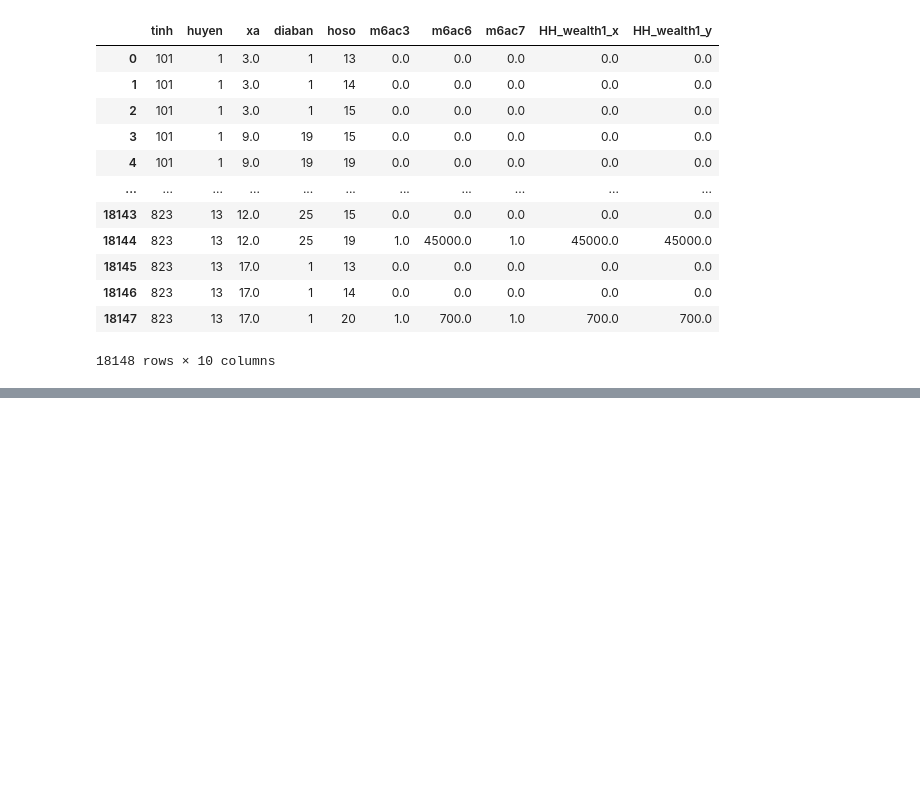
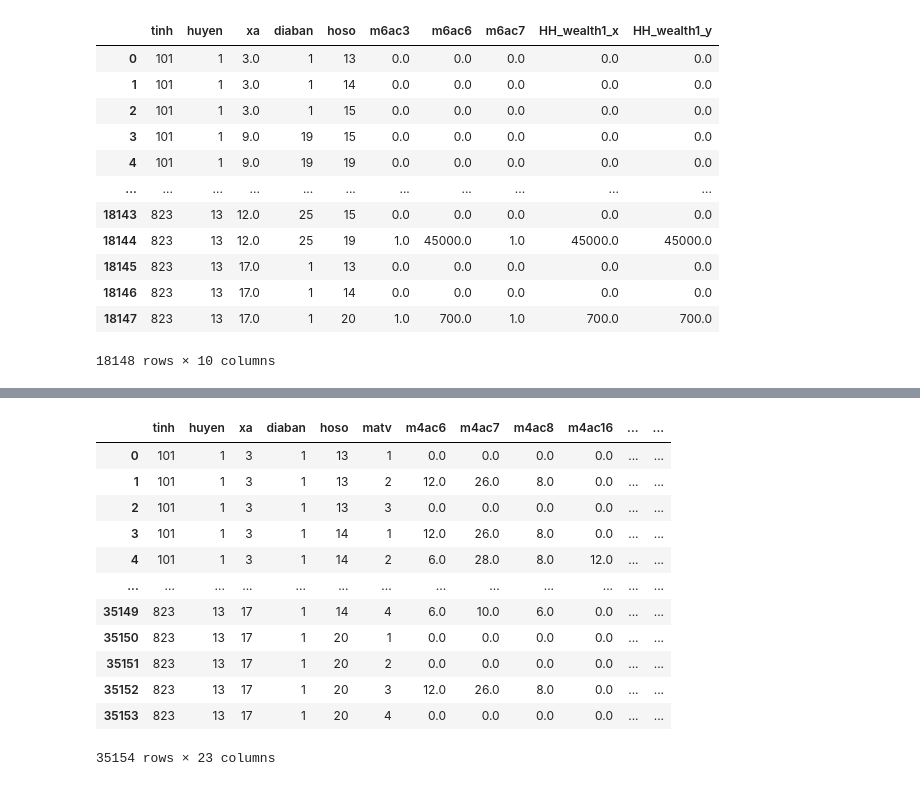
Before and after one commit to Thuan509/Dynamic-Macroeconomics, a Jupyter notebook: PS2_Code/Household Model/data_process.ipynb, the cells around one changed output, grey strips where cells are left out. Cells and saved outputs as stored; diff of their text form; code cells hidden in the pictures; blank space fills up the shorter version.

```diff
--- a/PS2_Code/Household Model/data_process.ipynb
+++ b/PS2_Code/Household Model/data_process.ipynb
@@ -83,10 +100,12 @@ df = muc123a[columns123a].copy()
 muc4a = pd.read_csv(os.path.join(data_path, 'muc4a.csv'))
 
 # Define the required columns (household identifiers + selected variables)
+# m4ac7: average days work per month, m4ac8: average hours work per day
 # m4ac11: cash received from main job, m4ac12f: other salary
 # m4ac21: cash received from secondary job, m4ac22f: other salary 1, m4ac25: other salary 2
-columns4a = ['tinh', 'huyen', 'xa', 'diaban', 'hoso', 'matv',
-             'm4ac11', 'm4ac12f', 'm4ac21', 'm4ac22f', 'm4ac25']
+# m4ac27: average hours per day for secondary job
+columns4a = ['tinh', 'huyen', 'xa', 'diaban', 'hoso', 'matv', 'm4ac6', 'm4ac7', 'm4ac8',
+           'm4ac16', 'm4ac17', 'm4ac18', 'm4ac11', 'm4ac12f', 'm4ac21', 'm4ac22f', 'm4ac25']
 
 # Filter the dataset to keep only the selected columns
 muc4a = muc4a[columns4a]
@@ -597,0 +637,65 @@ df
+# %%
+# Define relevant columns
+columns = ['tinh', 'huyen', 'xa', 'diaban', 'hoso', 'matv', 'm4ac6', 'm4ac7', 'm4ac8',
+           'm4ac16', 'm4ac17', 'm4ac18', 'm4ac11', 'm4ac12f', 'm4ac21', 'm4ac22f', 'm4ac25']
+
+# Ensure all specified columns exist in muc4a before selection
+columns = [col for col in columns if col in muc4a.columns]
+
+# Select only available columns
+muc4a2 = muc4a[columns].copy()
+
+# List of columns for income calculation (ensure they exist)
+income_cols = [col for col in ['m4ac11', 'm4ac12f', 'm4ac21', 'm4ac22f', 'm4ac25'] if col in muc4a2.columns]
+
+# Create a new column summing individual income (handle missing columns)
+muc4a2['indi_income'] = muc4a2[income_cols].sum(axis=1)
+
+# Group by household ID to calculate total household income
+hh_income = muc4a2.groupby(['tinh', 'huyen', 'xa', 'diaban', 'hoso'])['indi_income'].sum().reset_index()
+
+# Rename column before merging
+hh_income.rename(columns={'indi_income': 'hh_income'}, inplace=True)
+
+# Merge household income back into the individual-level dataset
+muc4a2 = muc4a2.merge(hh_income, on=['tinh', 'huyen', 'xa', 'diaban', 'hoso'], how='left')
+
+# Ensure relevant columns exist before performing calculations
+work_cols = ['m4ac6', 'm4ac7', 'm4ac8', 'm4ac16', 'm4ac17', 'm4ac18']
+work_cols = [col for col in work_cols if col in muc4a2.columns]
+
+# Fill NaN values with 0 to avoid multiplication errors
+muc4a2[work_cols] = muc4a2[work_cols].fillna(0)
+
+# Calculate individual working hours for first and secondary jobs
+muc4a2['total_hours_first'] = muc4a2['m4ac6'] * muc4a2['m4ac7'] * muc4a2['m4ac8']
+muc4a2['total_hours_second'] = muc4a2['m4ac16'] * muc4a2['m4ac17'] * muc4a2['m4ac18']
+
+# Calculate total individual working hours
+muc4a2['indi_work_hours'] = muc4a2['total_hours_first'] + muc4a2['total_hours_second']
+
+# Group by household to sum working hours per household
+hh_work_hours = muc4a2.groupby(['tinh', 'huyen', 'xa', 'diaban', 'hoso'])['indi_work_hours'].sum().reset_index()
+
+# Merge total household working hours back into the dataset
+muc4a2 = muc4a2.merge(hh_work_hours, on=['tinh', 'huyen', 'xa', 'diaban', 'hoso'], how='left')
+
+# Fill NaN values with 0 (in case some households have no working members)
+muc4a2.fillna(0, inplace=True)
+
+# Display the updated dataset
+muc4a2
+# %% [output]
+|  | tinh | huyen | xa | diaban | hoso | matv | m4ac6 | m4ac7 | m4ac8 | m4ac16 | ... | ... |
+| 0 | 101 | 1 | 3 | 1 | 13 | 1 | 0.0 | 0.0 | 0.0 | 0.0 | ... | ... |
+| 1 | 101 | 1 | 3 | 1 | 13 | 2 | 12.0 | 26.0 | 8.0 | 0.0 | ... | ... |
+| 2 | 101 | 1 | 3 | 1 | 13 | 3 | 0.0 | 0.0 | 0.0 | 0.0 | ... | ... |
+| 3 | 101 | 1 | 3 | 1 | 14 | 1 | 12.0 | 26.0 | 8.0 | 0.0 | ... | ... |
+| 4 | 101 | 1 | 3 | 1 | 14 | 2 | 6.0 | 28.0 | 8.0 | 12.0 | ... | ... |
+| ... | ... | ... | ... | ... | ... | ... | ... | ... | ... | ... | ... | ... |
+| 35149 | 823 | 13 | 17 | 1 | 14 | 4 | 6.0 | 10.0 | 6.0 | 0.0 | ... | ... |
+| 35150 | 823 | 13 | 17 | 1 | 20 | 1 | 0.0 | 0.0 | 0.0 | 0.0 | ... | ... |
+| 35151 | 823 | 13 | 17 | 1 | 20 | 2 | 0.0 | 0.0 | 0.0 | 0.0 | ... | ... |
+| 35152 | 823 | 13 | 17 | 1 | 20 | 3 | 12.0 | 26.0 | 8.0 | 0.0 | ... | ... |
+| 35153 | 823 | 13 | 17 | 1 | 20 | 4 | 0.0 | 0.0 | 0.0 | 0.0 | ... | ... |
+35154 rows × 23 columns
```
Also changed, not shown: parts of 6 cells of this notebook, 35 other files.
